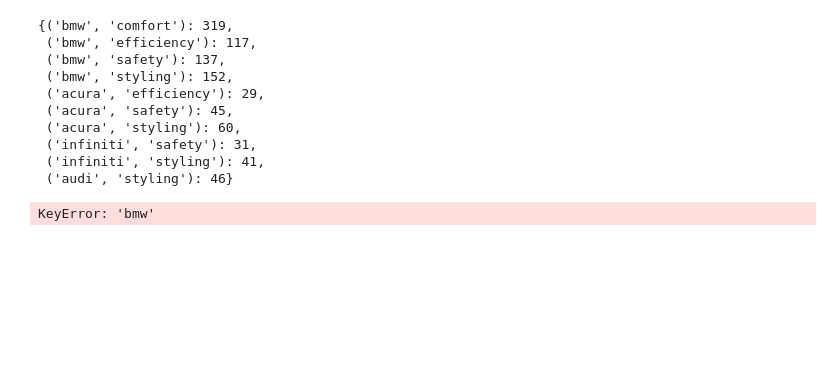
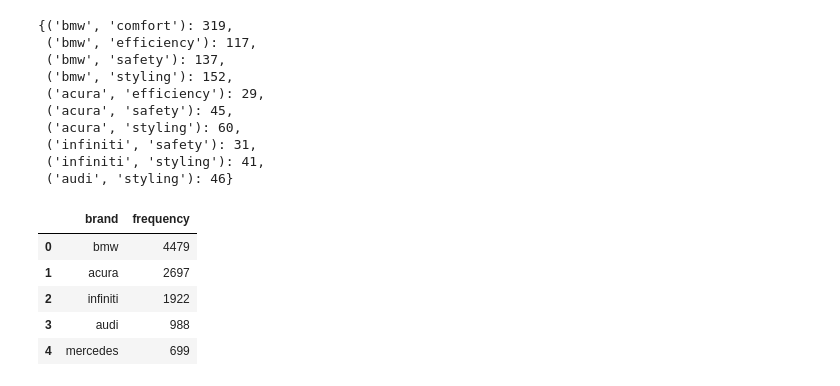
Before and after one commit to TeachFakerPlayingMid/INSY669-Text-Analytics-, a Jupyter notebook: Task C.ipynb, the cells around one changed output. Saved outputs shown, nothing was run; the diff lists cells and outputs as text; code cells hidden in the pictures; blank space fills up the shorter version.

```diff
--- a/Task C.ipynb
+++ b/Task C.ipynb
@@ -230,19 +230,3 @@ pairs_freq_dict
  ('infiniti', 'safety'): 31,
  ('infiniti', 'styling'): 41,
  ('audi', 'styling'): 46}
-# %%
-#lift calculation: P(AB)/(P(A)*P(B))
-lift_dict = {}
-
-
-total_txt = len(doc)
-
-for key, value in pairs_freq_dict.items():
-
-    AB = value
-    count_A = top_5_features_dist[key[0]]
-    count_B = top_5_brands[key[0]]
-
-    lift_dict[key] = total_txt*(AB)/(count_A*count_B)
-# %% [output]
-KeyError: 'bmw'
@@ -248,0 +236,9 @@ KeyError: 'bmw'
+# %%
+top_5_brands_freq
+# %% [output]
+|  | brand | frequency |
+| 0 | bmw | 4479 |
+| 1 | acura | 2697 |
+| 2 | infiniti | 1922 |
+| 3 | audi | 988 |
+| 4 | mercedes | 699 |
```
Also changed, not shown: parts of 12 cells of this notebook, 1 other file.
